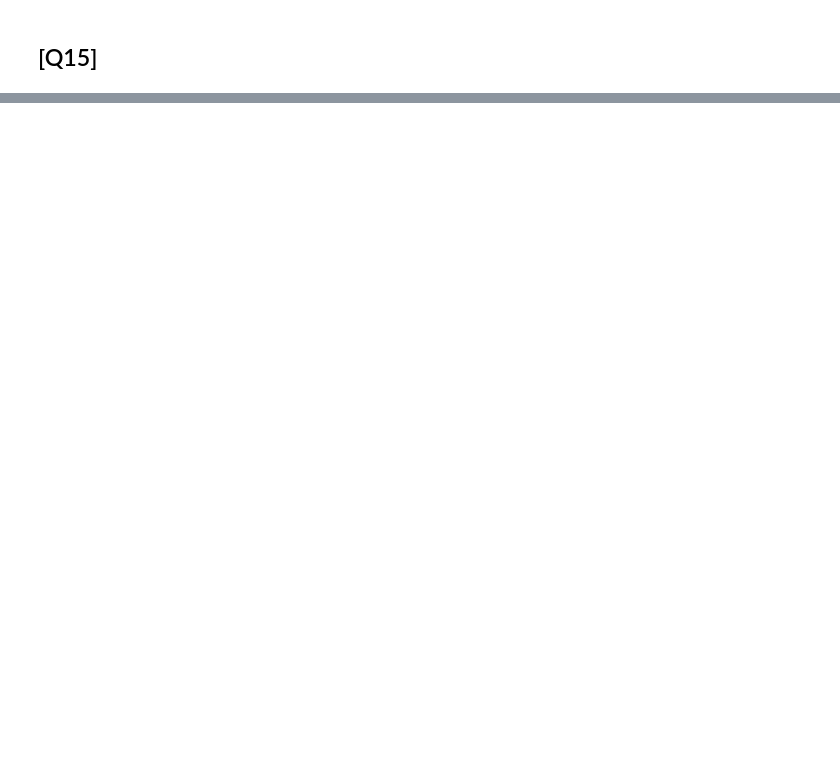
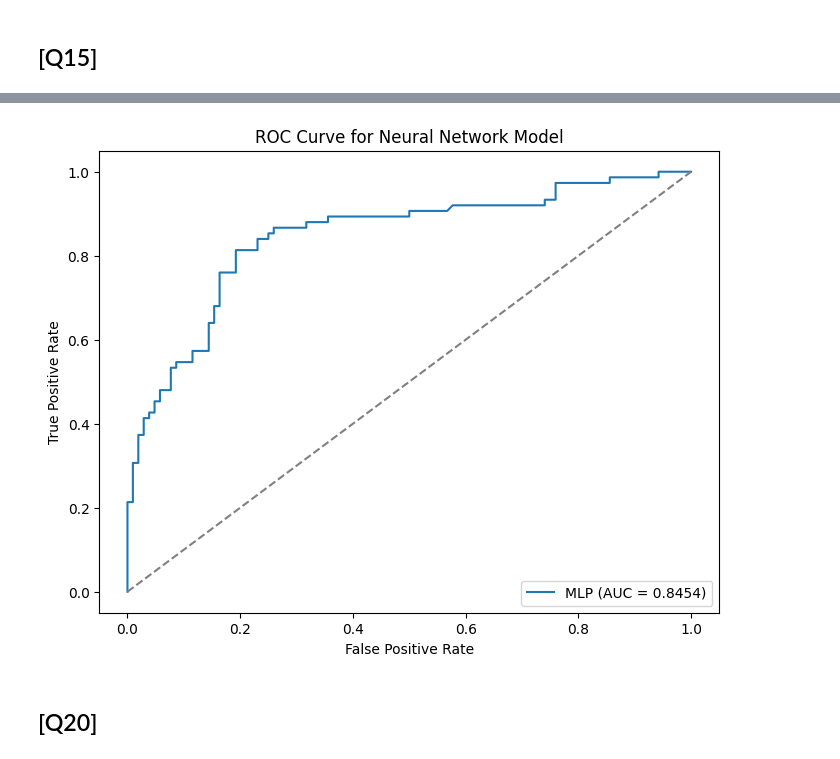
Before and after one commit to AnSloge/HKUST-COMP4211-Programming-Assignment-1, a Jupyter notebook: analysis.ipynb, the cells around one changed output, grey strips where cells are left out. Saved outputs shown, nothing was run; the diff lists cells and outputs as text; code cells hidden in the pictures; blank space fills up the shorter version.

```diff
--- a/analysis.ipynb
+++ b/analysis.ipynb
@@ -26,6 +31,7 @@ from tensorflow.keras import layers
 #### Q1: Dataset Overview
 # %%
 df = pd.read_csv("data.csv")
+bonus_df = df.copy()
 # %% [markdown]
 COMP4211 - Assignment 1
 # %%
@@ -1271,0 +1254,72 @@ plt.show()
+# %%
+# Separate features and target
+X = bonus_df.drop(columns=['class_target'])
+y = bonus_df['class_target']
+
+# Identify numerical and categorical columns
+numerical_features = X.select_dtypes(include=['int64', 'float64']).columns
+categorical_features = X.select_dtypes(include=['object']).columns
+
+# Preprocessing for numerical features (imputation, scaling)
+numerical_pipeline = Pipeline(steps=[
+    ('imputer', SimpleImputer(strategy='median')),  # Impute missing values with median
+    ('scaler', RobustScaler())  # Normalize numerical features using RobustScaler
+])
+
+# Preprocessing for categorical features (ordinal encoding and one-hot encoding)
+categorical_pipeline = Pipeline(steps=[
+    ('ordinal', OrdinalEncoder(handle_unknown='use_encoded_value', unknown_value=-1)),  # Ordinal encoding for ordinal features
+    ('onehot', OneHotEncoder(handle_unknown='ignore'))  # OneHot encoding for other categorical features
+])
+
+# Feature selection pipeline to remove low-variance features
+feature_selection_pipeline = Pipeline(steps=[
+    ('variance_threshold', VarianceThreshold(threshold=0.01))  # Remove features with low variance
+])
+
+# Combine both numerical and categorical pipelines into one column transformer
+preprocessor = ColumnTransformer(
+    transformers=[
+        ('num', numerical_pipeline, numerical_features),
+        ('cat', categorical_pipeline, categorical_features)
+    ])
+
+# Create the final pipeline that includes preprocessing, feature selection, and the classifier
+model_pipeline = Pipeline(steps=[
+    ('preprocessor', preprocessor),
+    ('feature_selection', feature_selection_pipeline),
+    ('classifier', MLPClassifier(random_state=4211, hidden_layer_sizes=(100, 100, 100), max_iter=500))
+])
+
+# Train-test split (80% train, 20% test)
+X_train, X_test, y_train, y_test = train_test_split(X, y, test_size=0.2, random_state=4211)
+
+# Fit the model on training data
+model_pipeline.fit(X_train, y_train)
+
+# Predict on test data
+y_pred = model_pipeline.predict(X_test)
+
+# Evaluate the model
+accuracy = accuracy_score(y_test, y_pred)
+print(f'Accuracy: {accuracy}')
+
+# Classification Report
+print("\nClassification Report:")
+print(classification_report(y_test, y_pred))
+
+# Calculate ROC curve and AUC
+y_prob = model_pipeline.predict_proba(X_test)[:, 1]  # Get probabilities for positive class
+fpr, tpr, _ = roc_curve(y_test, y_prob)
+roc_auc = auc(fpr, tpr)
+
+# Plot ROC curve
+plt.figure(figsize=(8, 6))
+plt.plot(fpr, tpr, label=f'MLP (AUC = {roc_auc:.4f})')
+plt.plot([0, 1], [0, 1], color='gray', linestyle='--')  # Random classifier line
+plt.title('ROC Curve for Neural Network Model')
+plt.xlabel('False Positive Rate')
+plt.ylabel('True Positive Rate')
+plt.legend(loc='lower right')
+plt.show()
+# %% [output]
@@ -1271,0 +1337,3 @@ plt.show()
+[figure, added]
+# %% [markdown]
+## [Q20]
```
Also changed, not shown: parts of 14 cells of this notebook.
